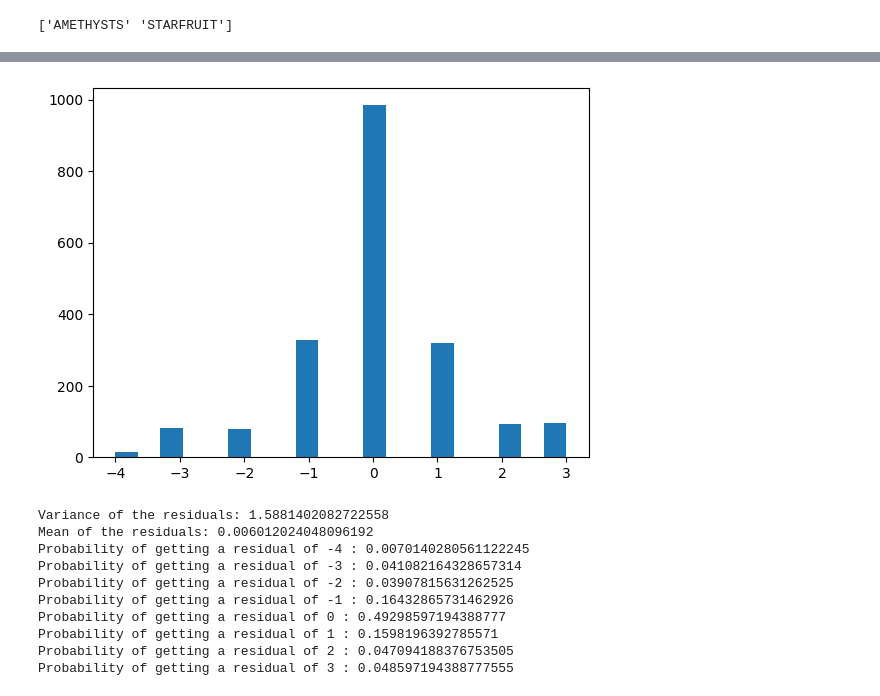
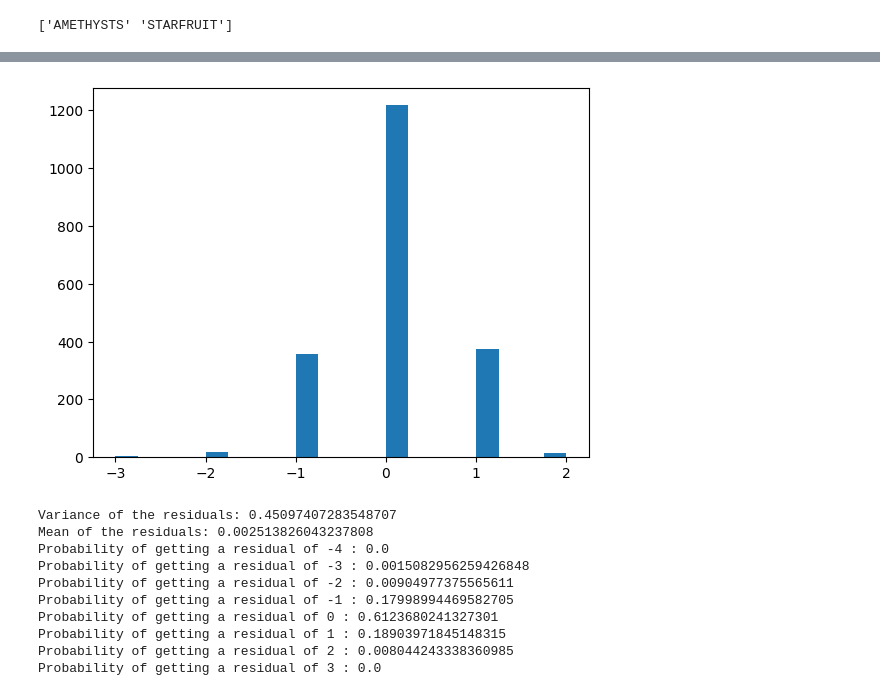
Before and after one commit to levladiator/Prosperity, a Jupyter notebook: src/forecaster-STARFRUIT.ipynb, the cells around one changed output, grey strips where cells are left out. Drawn from its saved outputs; the diff is of its cells as text; code cells hidden in the pictures.

Commit message:
Regression on micro price

```diff
--- a/src/forecaster-STARFRUIT.ipynb
+++ b/src/forecaster-STARFRUIT.ipynb
@@ -102,11 +148,20 @@ import pandas as pd
 import matplotlib.pyplot as plt
 from statsmodels.tsa.arima.model import ARIMA
 
-model = ARIMA(SR, order=(1, 0, 1))  # ARIMA(4, 0, 1) with 4 lagged observations
+# plot_acf(SR)
+# plot_pacf(SR)
+model = ARIMA(SR, order=(1, 0, 3))  # ARIMA(4, 0, 1) with 4 lagged observations
 results = model.fit()
-print(results.arparams)
-print(results.maparams)
+print(list(results.arparams))
+print(list(results.maparams))
 
+# check accuracy
+predictions = results.predict(start=0, end=len(SR) - 1)
+mse = mean_squared_error(SR, predictions)
+print("MSE:", mse)
 
-data = np.array(data)
+# intercept
+print("Intercept:", results.params[0])
+
+mid_price = np.array(mid_price)
 # %% [output]
@@ -184,27 +265,30 @@ My MSE: 0.17334669338677355
 # %%
-diff = actual - my_predictions
+weighted_actual = np.array(weighted_actual)
+my_predictions = np.array(my_predictions)
+
+diff = weighted_actual - my_predictions
 plt.hist(diff, bins=20)
 plt.show()
 
 # Calculate the variance of the residuals
 print("Variance of the residuals:", np.var(diff))
 print("Mean of the residuals:", np.mean(diff))
 
 # Calculate the probability of getting any residuals
 for i in range(-4, 4):
     print("Probability of getting a residual of", i, ":", np.mean(diff == i))
 # %% [output]
-[figure, old version]
+[figure, new version]
-Variance of the residuals: 1.5881402082722558
-Mean of the residuals: 0.006012024048096192
-Probability of getting a residual of -4 : 0.0070140280561122245
-Probability of getting a residual of -3 : 0.041082164328657314
-Probability of getting a residual of -2 : 0.03907815631262525
-Probability of getting a residual of -1 : 0.16432865731462926
-Probability of getting a residual of 0 : 0.49298597194388777
-Probability of getting a residual of 1 : 0.1598196392785571
-Probability of getting a residual of 2 : 0.047094188376753505
-Probability of getting a residual of 3 : 0.048597194388777555
+Variance of the residuals: 0.45097407283548707
+Mean of the residuals: 0.002513826043237808
+Probability of getting a residual of -4 : 0.0
+Probability of getting a residual of -3 : 0.0015082956259426848
+Probability of getting a residual of -2 : 0.00904977375565611
+Probability of getting a residual of -1 : 0.17998994469582705
+Probability of getting a residual of 0 : 0.6123680241327301
+Probability of getting a residual of 1 : 0.18903971845148315
+Probability of getting a residual of 2 : 0.008044243338360985
+Probability of getting a residual of 3 : 0.0
 # %%
 diff = actual[n:n+l] - my_predictions[n:n+l]
 plt.plot(diff)
```
Also changed, not shown: parts of 20 cells of this notebook, 1 other file.
